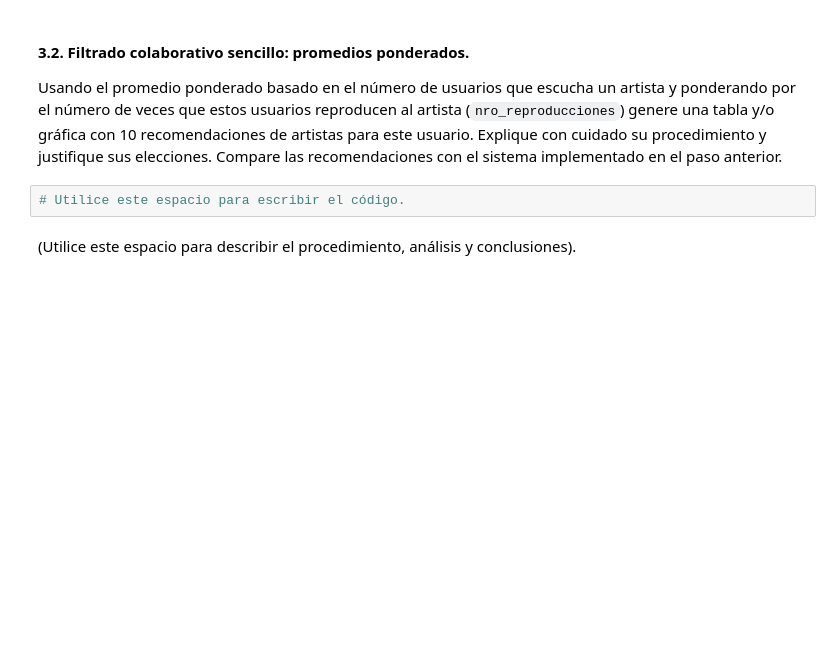
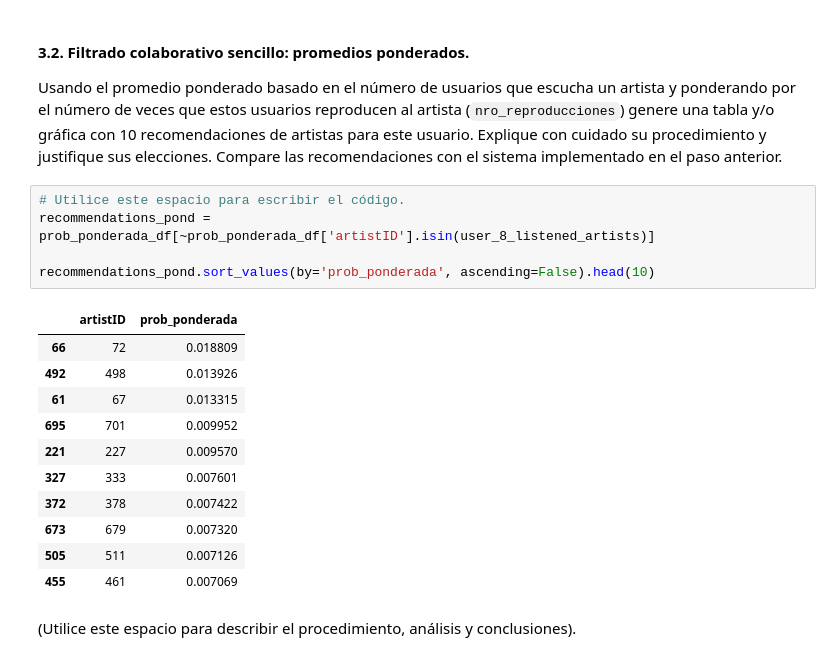
Before and after one commit to juankquintana/aprendizaje-no-supervisado, a Jupyter notebook: Semana 5/Taller/JCQ S5_LC_Taller_Colab.ipynb, the cells around one changed output. Drawn from its saved outputs; the diff is of its cells as text; blank space fills up the shorter version.

```diff
--- a/Semana 5/Taller/JCQ S5_LC_Taller_Colab.ipynb
+++ b/Semana 5/Taller/JCQ S5_LC_Taller_Colab.ipynb
@@ -317,6 +336,21 @@ print(recommendations[['artistName', 'num_users']])
 Usando el promedio ponderado basado en el número de usuarios que escucha un artista  y ponderando  por el número de veces que estos usuarios reproducen al artista (`nro_reproducciones`) genere una tabla y/o gráfica con 10 recomendaciones de artistas para este usuario. Explique con cuidado su procedimiento y justifique sus elecciones. Compare las recomendaciones con el sistema implementado en el paso anterior.
 # %%
 # Utilice este espacio para escribir el código.
+recommendations_pond = prob_ponderada_df[~prob_ponderada_df['artistID'].isin(user_8_listened_artists)]
+
+recommendations_pond.sort_values(by='prob_ponderada', ascending=False).head(10)
+# %% [output]
+|  | artistID | prob_ponderada |
+| 66 | 72 | 0.018809 |
+| 492 | 498 | 0.013926 |
+| 61 | 67 | 0.013315 |
+| 695 | 701 | 0.009952 |
+| 221 | 227 | 0.009570 |
+| 327 | 333 | 0.007601 |
+| 372 | 378 | 0.007422 |
+| 673 | 679 | 0.007320 |
+| 505 | 511 | 0.007126 |
+| 455 | 461 | 0.007069 |
 # %% [markdown]
 (Utilice este espacio para describir el procedimiento, análisis y conclusiones).
 # %% [markdown]
```
Also changed, not shown: parts of 2 cells of this notebook.
